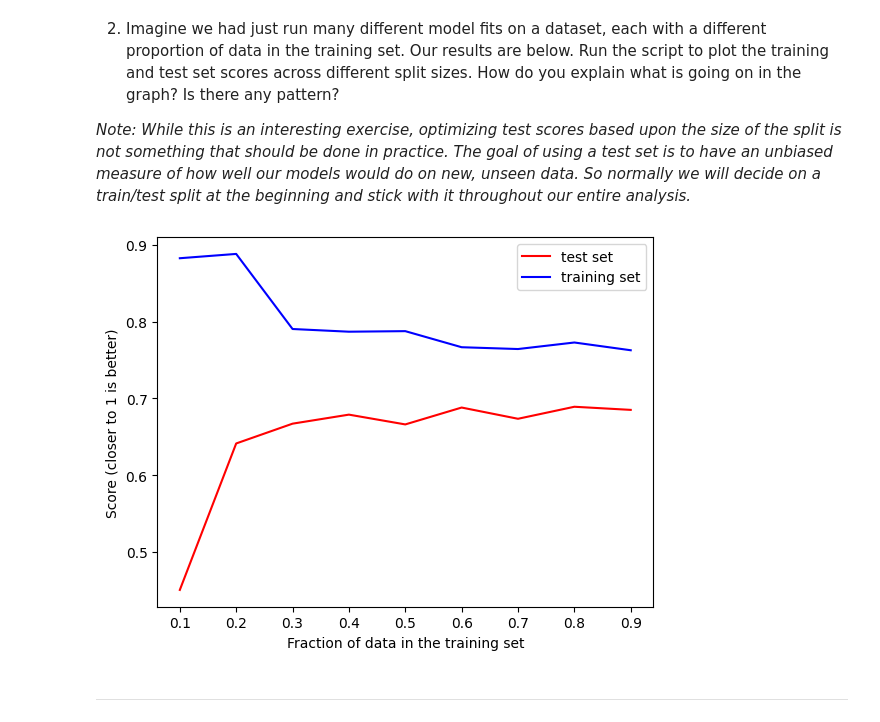
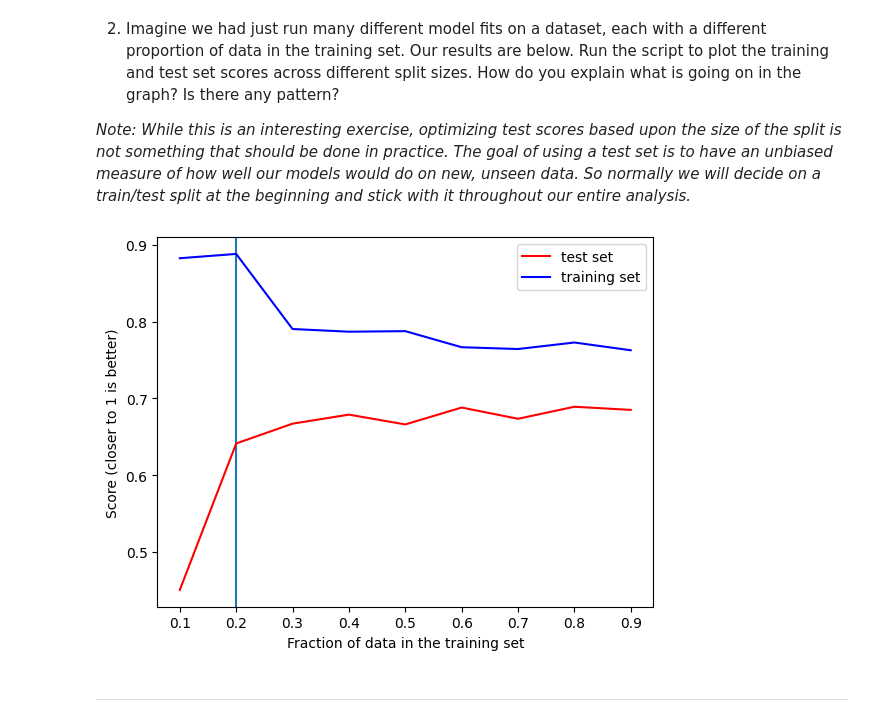
Before and after one commit to scelarek/CovidCast, a Jupyter notebook: Capstone/Templates/Intro to SKLearn.ipynb, the cells around one changed output. Saved outputs shown, nothing was run; the diff lists cells and outputs as text; code cells hidden in the pictures.

```diff
--- a/Capstone/Templates/Intro to SKLearn.ipynb
+++ b/Capstone/Templates/Intro to SKLearn.ipynb
@@ -603,24 +680,25 @@ _Note: While this is an interesting exercise, optimizing test scores based upon
 # %%
 '''
 Plot train/test split
 '''
 
 # lists of training and test accuracies/scores
 train_scores = [0.88284688, 0.88846094, 0.79057243, 0.78705259,\
                 0.78778089, 0.76681602, 0.76445634, 0.77297187, 0.76286908]
 test_scores = [0.45039566, 0.64134249, 0.66715683, 0.67892978,\
-               0.66617014, 0.68817849, 0.67352809, 0.68920115, 0.68513161]
+            0.66617014, 0.68817849, 0.67352809, 0.68920115, 0.68513161]
 
 split_range = np.arange(.1,1,.1)
 
+plt.axvline(.2)
 plt.plot(split_range, test_scores,  color='red',label="test set")
 plt.plot(split_range, train_scores, color='blue',label="training set")
 plt.ylabel('Score (closer to 1 is better)')
 plt.xlabel('Fraction of data in the training set')
 plt.legend()
 plt.show()
 # %% [output]
-[figure, old version]
+[figure, new version]
 # %% [markdown]
 ---
 # %% [markdown]
```
Also changed, not shown: parts of 13 cells of this notebook.
